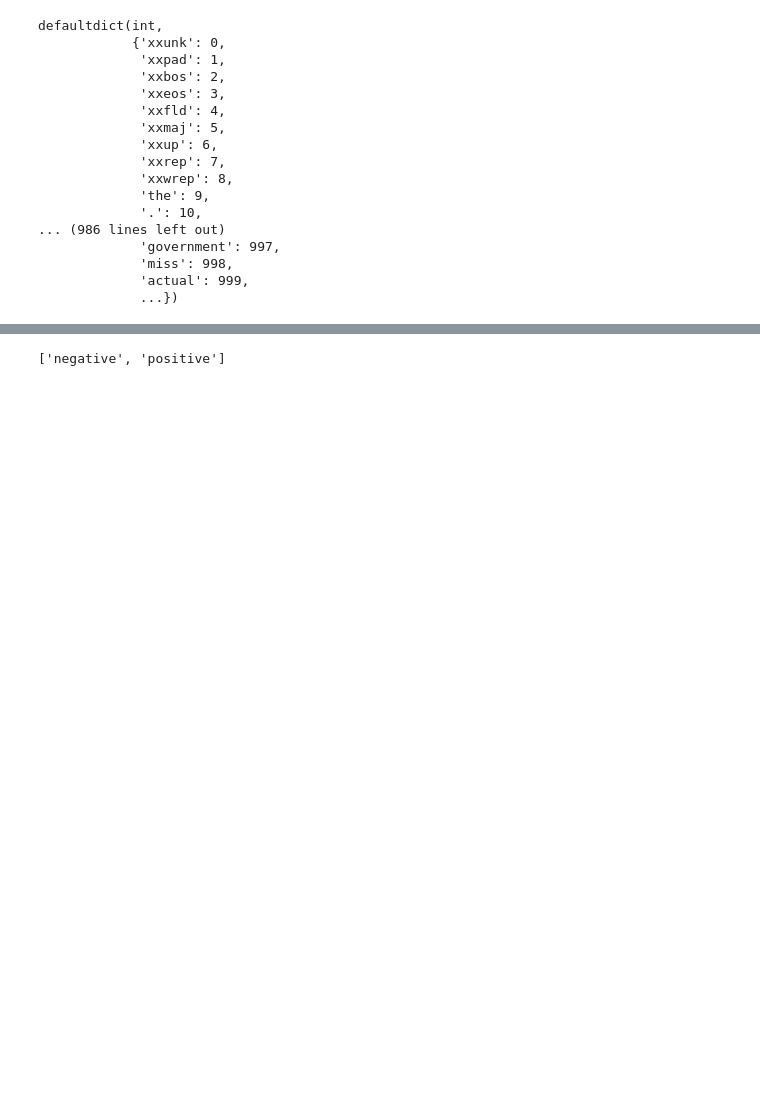
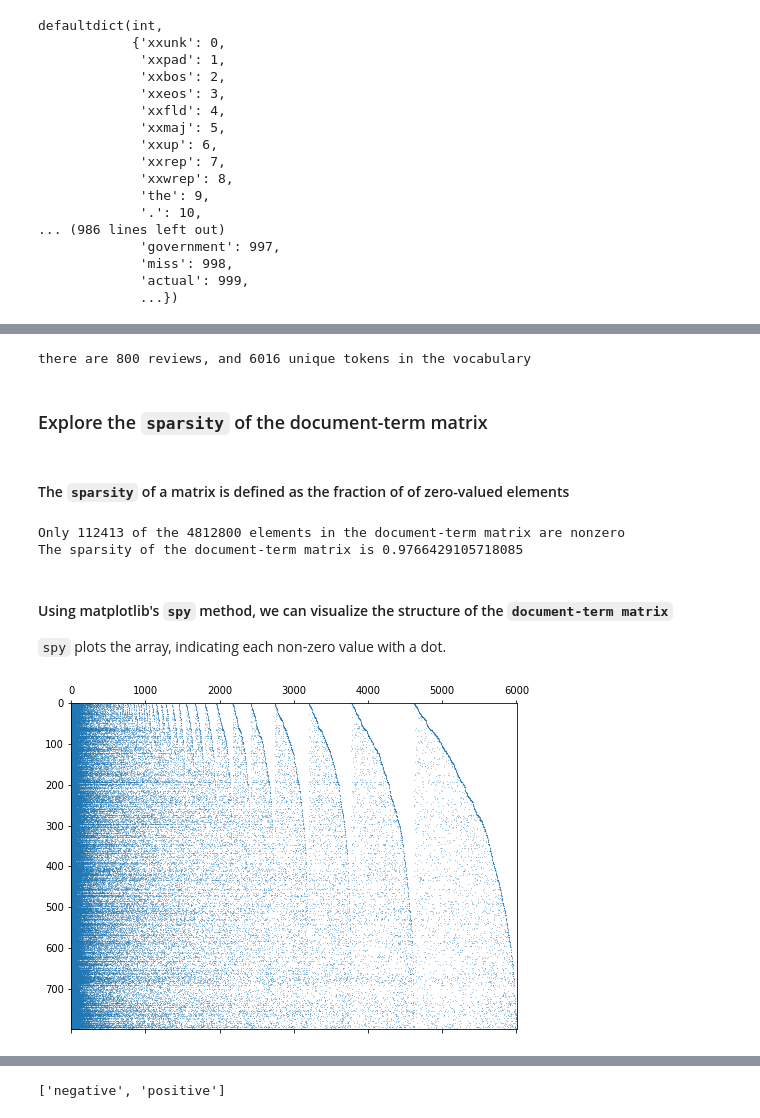
Before and after one commit to tramslegend/course-nlp, a Jupyter notebook: 3-logreg-nb-imdb.ipynb, the cells around one changed output, grey strips where cells are left out. Cells and saved outputs as stored; diff of their text form; code cells hidden in the pictures; blank space fills up the shorter version.

```diff
--- a/3-logreg-nb-imdb.ipynb
+++ b/3-logreg-nb-imdb.ipynb
@@ -501,0 +394,15 @@ where ratio of feature $f$ in positive documents is the number of times a positi
+# %%
+n_terms = len(movie_reviews.vocab.itos)
+n_docs = len(movie_reviews.train.x)
+make_token_counter = lambda review_index: Counter(movie_reviews.train.x[review_index].data)
+def count_vectorizer(review_index,n_terms = n_terms,make_token_counter = make_token_counter):
+    # input: review index, n_terms, and tokenizer function
+    # output: embedding vector for the review
+    embedding_vector = np.zeros(n_terms)
+    keys = list(make_token_counter(review_index).keys())
+    values = list(make_token_counter(review_index).values())
+    embedding_vector[keys] = values
+    return embedding_vector
+
+# make the embedding vector for the first review
+embedding_vector = count_vectorizer(0)
@@ -501,0 +431,46 @@ where ratio of feature $f$ in positive documents is the number of times a positi
+# %%
+# Define a function to build the full document-term matrix
+print(f'there are {n_docs} reviews, and {n_terms} unique tokens in the vocabulary')
+def make_full_doc_term_matrix(count_vectorizer,n_terms=n_terms,n_docs=n_docs):
+
+    # loop through the movie reviews
+    for doc_index in range(n_docs):
+
+        # make the embedding vector for the current review
+        embedding_vector = count_vectorizer(doc_index,n_terms)
+
+        # append the embedding vector to the document-term matrix
+        if(doc_index == 0):
+            A = embedding_vector
+        else:
+            A = np.vstack((A,embedding_vector))
+
+    # return the document-term matrix
+    return A
+
+# Build the full document term matrix for the movie_reviews training set
+A = make_full_doc_term_matrix(count_vectorizer)
+# %% [output]
+there are 800 reviews, and 6016 unique tokens in the vocabulary
+# %% [markdown]
+### Explore the `sparsity` of the document-term matrix
+# %% [markdown]
+#### The `sparsity` of a matrix is defined as the fraction of of zero-valued elements
+# %%
+NNZ = np.count_nonzero(A)
+sparsity = (A.size-NNZ)/A.size
+print(f'Only {NNZ} of the {A.size} elements in the document-term matrix are nonzero')
+print(f'The sparsity of the document-term matrix is {sparsity}')
+# %% [output]
+Only 112413 of the 4812800 elements in the document-term matrix are nonzero
+The sparsity of the document-term matrix is 0.9766429105718085
+# %% [markdown]
+#### Using matplotlib's `spy` method, we can visualize the structure of the `document-term matrix`
+`spy` plots the array, indicating each non-zero value with a dot.
+# %%
+fig = plt.figure()
+plt.spy(A, markersize=0.10, aspect = 'auto')
+fig.set_size_inches(8,6)
+fig.savefig('doc_term_matrix.png', dpi=800)
+# %% [output]
+[figure, added]
```
Also changed, not shown: parts of 631 cells of this notebook.
